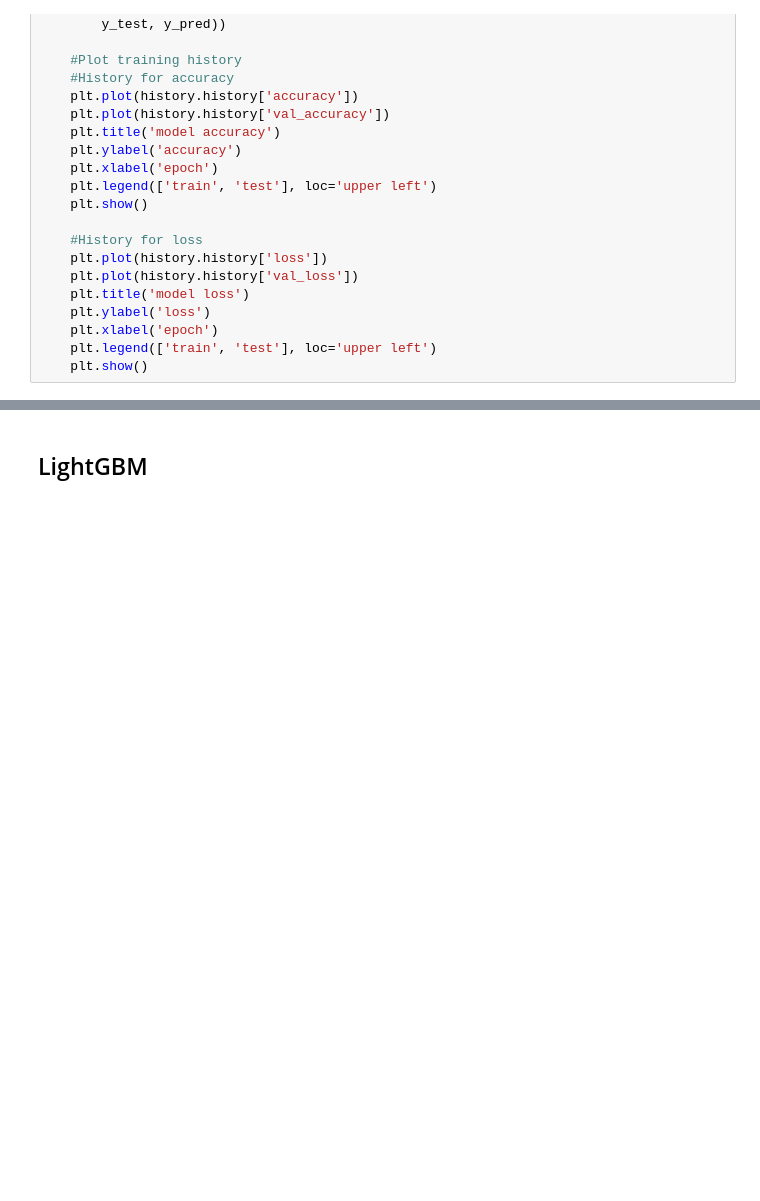
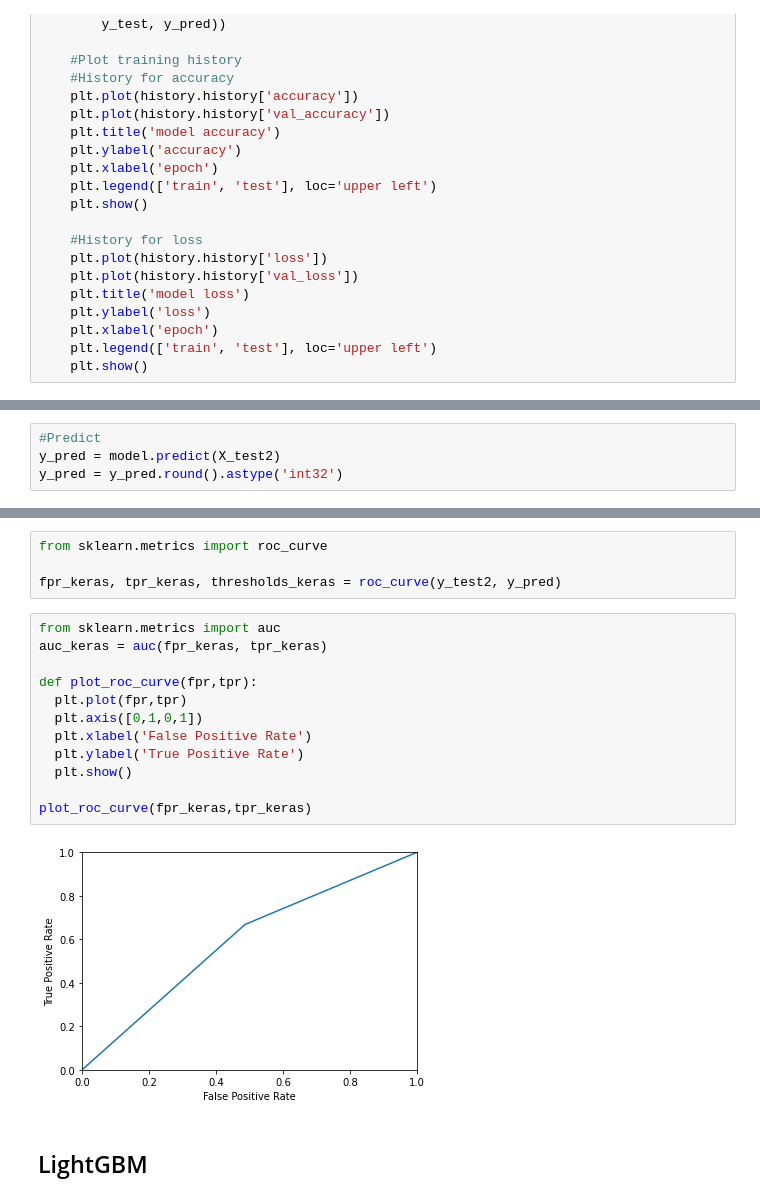
Before and after one commit to joeyyap/financial-inclusion, a Jupyter notebook: fininclusion - dataprep.ipynb, the cells around one changed output, grey strips where cells are left out. Cells and saved outputs as stored; diff of their text form; blank space fills up the shorter version.

```diff
--- a/fininclusion - dataprep.ipynb
+++ b/fininclusion - dataprep.ipynb
@@ -996,0 +909,4 @@ confusion_matrix(y_test2, y_pred6)
+# %%
+#Predict
+y_pred = model.predict(X_test2)
+y_pred = y_pred.round().astype('int32')
@@ -997,3 +954,21 @@ confusion_matrix(y_test2, y_pred6)
+# %%
+from sklearn.metrics import roc_curve
+
+fpr_keras, tpr_keras, thresholds_keras = roc_curve(y_test2, y_pred)
+# %%
+from sklearn.metrics import auc
+auc_keras = auc(fpr_keras, tpr_keras)
+
+def plot_roc_curve(fpr,tpr):
+  plt.plot(fpr,tpr)
+  plt.axis([0,1,0,1])
+  plt.xlabel('False Positive Rate')
+  plt.ylabel('True Positive Rate')
+  plt.show()
+
+plot_roc_curve(fpr_keras,tpr_keras)
+# %% [output]
+[figure, added]
 # %% [markdown]
 ## LightGBM
 # %%
```
Also changed, not shown: parts of 20 cells of this notebook, 14 other files.
